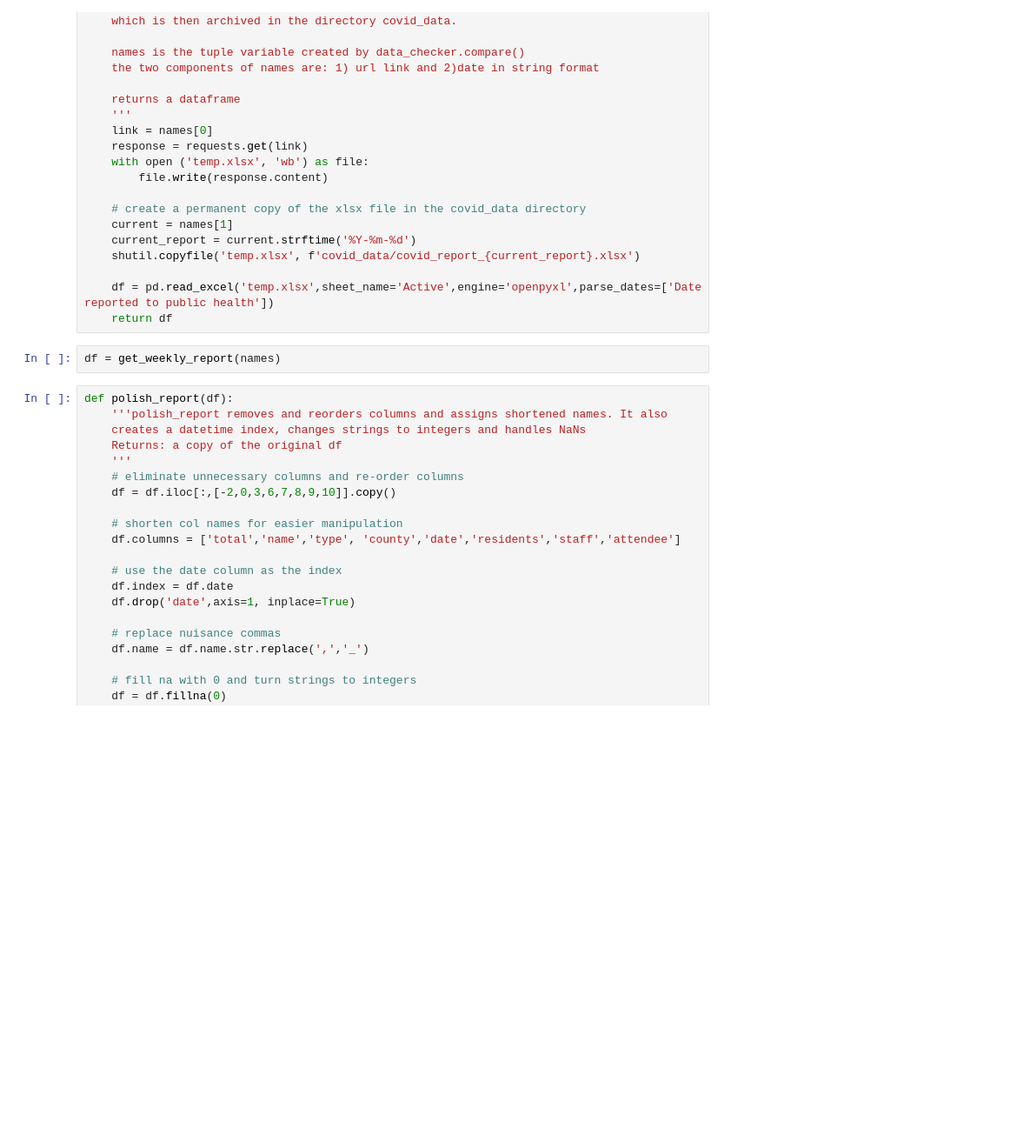
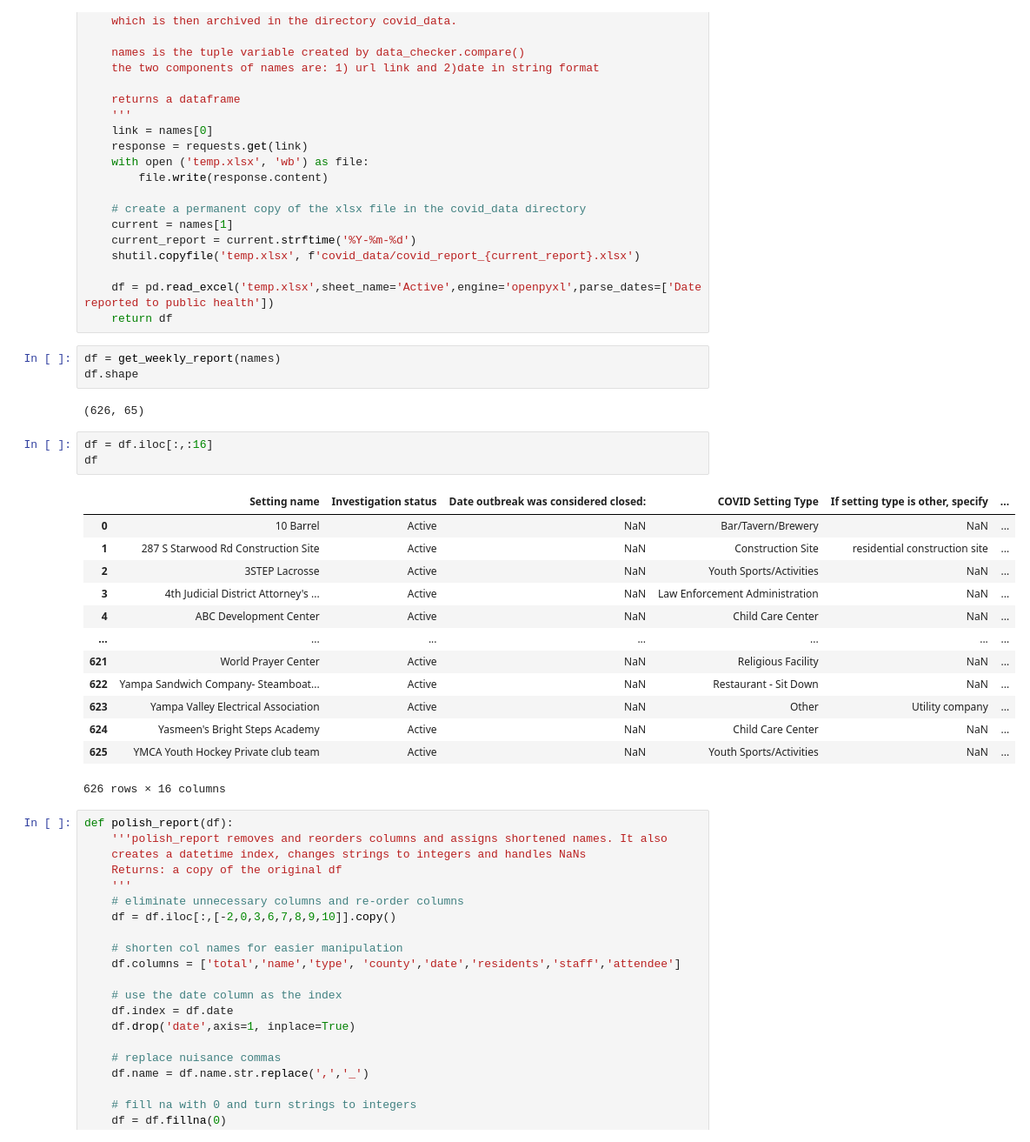
Before and after one commit to edterrell/covid_machinations, a Jupyter notebook: ColoradoOutbreaks.ipynb, the cells around one changed output. Shown at 87% size. Cells and saved outputs as stored; diff of their text form; blank space fills up the shorter version.

Commit message:
set the df in COO to first 16 columns needed for openpyxl

```diff
--- a/ColoradoOutbreaks.ipynb
+++ b/ColoradoOutbreaks.ipynb
@@ -140,6 +138,26 @@ def get_weekly_report(names):
     return df
 # %%
 df = get_weekly_report(names)
+df.shape
+# %% [output]
+(626, 65)
+# %%
+df = df.iloc[:,:16]
+df
+# %% [output]
+|  | Setting name | Investigation status | Date outbreak was considered closed: | COVID Setting Type | If setting type is other, specify | ... |
+| 0 | 10 Barrel | Active | NaN | Bar/Tavern/Brewery | NaN | ... |
+| 1 | 287 S Starwood Rd Construction Site | Active | NaN | Construction Site | residential construction site | ... |
+| 2 | 3STEP Lacrosse | Active | NaN | Youth Sports/Activities | NaN | ... |
+| 3 | 4th Judicial District Attorney's ... | Active | NaN | Law Enforcement Administration | NaN | ... |
+| 4 | ABC Development Center | Active | NaN | Child Care Center | NaN | ... |
+| ... | ... | ... | ... | ... | ... | ... |
+| 621 | World Prayer Center | Active | NaN | Religious Facility | NaN | ... |
+| 622 | Yampa Sandwich Company- Steamboat... | Active | NaN | Restaurant - Sit Down | NaN | ... |
+| 623 | Yampa Valley Electrical Association | Active | NaN | Other | Utility company | ... |
+| 624 | Yasmeen's Bright Steps Academy | Active | NaN | Child Care Center | NaN | ... |
+| 625 | YMCA Youth Hockey Private club team | Active | NaN | Youth Sports/Activities | NaN | ... |
+626 rows × 16 columns
 # %%
 def polish_report(df):
     '''polish_report removes and reorders columns and assigns shortened names. It also
```
Also changed, not shown: parts of 18 cells of this notebook, 1 other file.
